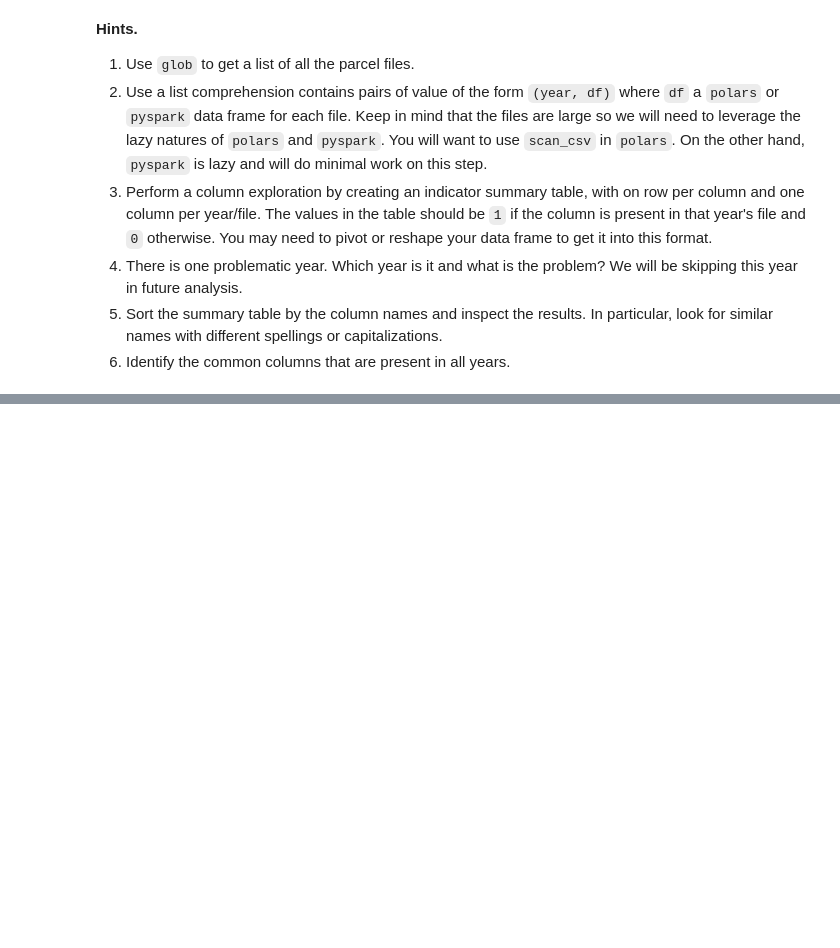
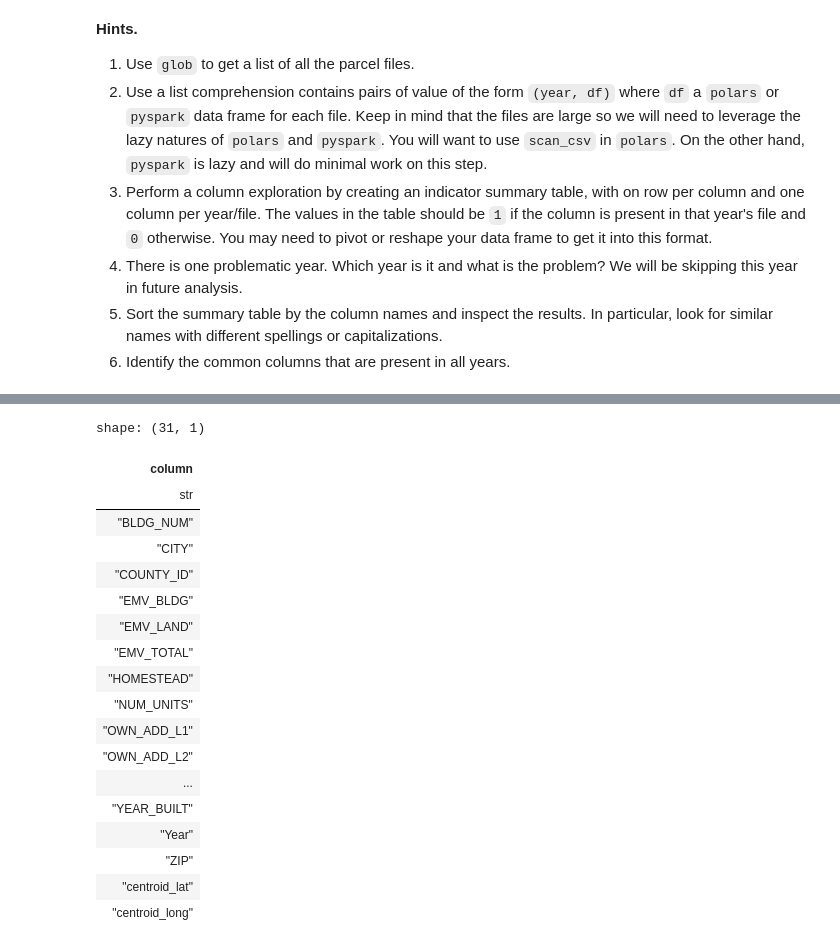
Before and after one commit to garettprestholdt/326_Final, a Jupyter notebook: project_2_lab_1_download_and_investigate_property_columns_V2.ipynb, the cells around one changed output, grey strips where cells are left out. Drawn from its saved outputs; the diff is of its cells as text; code cells hidden in the pictures; blank space fills up the shorter version.

```diff
--- a/project_2_lab_1_download_and_investigate_property_columns_V2.ipynb
+++ b/project_2_lab_1_download_and_investigate_property_columns_V2.ipynb
@@ -56,2 +150,24 @@ head ...
 # %%
-# Further exploration (add cells as needed.)
+# Column names that are same across all years
+common_columns = column_summary.filter(pl.all_horizontal(pl.all().exclude('column') == 1)).select('column')
+common_columns
+# %% [output]
+shape: (31, 1)
+| column |
+| str |
+| "BLDG_NUM" |
+| "CITY" |
+| "COUNTY_ID" |
+| "EMV_BLDG" |
+| "EMV_LAND" |
+| "EMV_TOTAL" |
+| "HOMESTEAD" |
+| "NUM_UNITS" |
+| "OWN_ADD_L1" |
+| "OWN_ADD_L2" |
+| ... |
+| "YEAR_BUILT" |
+| "Year" |
+| "ZIP" |
+| "centroid_lat" |
+| "centroid_long" |
```
Also changed, not shown: parts of 13 cells of this notebook, 1 other file.
